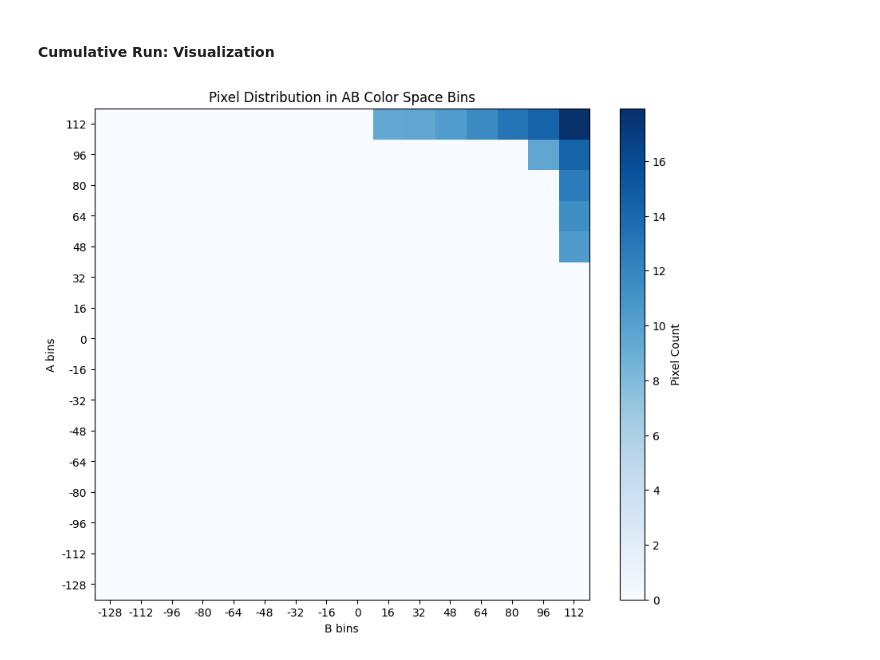
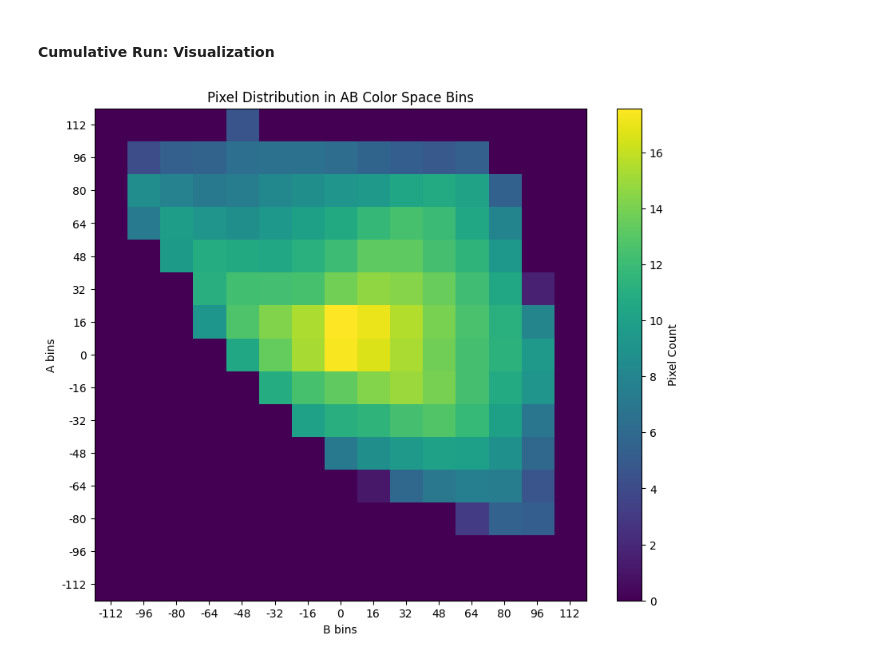
Before and after one commit to kanavgoyal898/chromaVive, a Jupyter notebook: test.ipynb, the cells around one changed output. Cells and saved outputs as stored; diff of their text form; code cells hidden in the pictures.

```diff
--- a/test.ipynb
+++ b/test.ipynb
@@ -211,15 +214,16 @@ def gaussian_encoding(ab_target, ab_reference, k=5, std_dev=5.0):
     """
 
     k_distances_indices, k_distance_values = k_nearest_neighbours(ab_target, ab_reference, k)
-    weights = torch.exp(-0.5 * (k_distance_values / std_dev) ** 2)  # (k, ) gaussian encoding
-    soft_weights = weights / torch.sum(weights)                     # (k, ) normalized weights
+    weights = torch.exp(-0.5 * ((k_distance_values / std_dev) ** 2))    # (k, ) gaussian encoding
+    soft_weights = weights / torch.sum(weights)                         # (k, ) normalized weights
 
     n = ab_reference.shape[0]
-    soft_weights_encoded = torch.zeros(n)                           # (n, ) encoded weights
+    soft_weights_encoded = torch.zeros(n)                               # (n, ) encoded weights
     soft_weights_encoded[k_distances_indices] = soft_weights
+
     return soft_weights_encoded
 # %%
-ab_target = torch.randint(-128, 128, (2,), dtype=torch.float32)
+ab_target = torch.randint(-128, 128, (2, ))
 soft_encoded_weights = gaussian_encoding(ab_target, ab_bins, k)
 soft_encoded_weights
 # %% [output]
@@ -270,7 +274,7 @@ plt.show();
 # %% [markdown]
 #### System Variables
 # %%
-img_size = 16
+img_size = 8
 path = f'./datasets/ImageNet {img_size}X{img_size}/Imagenet#_train'
 extraction_path = f'datasets/extracted/LABEL/imagenet#_data_batch_'
 # %% [markdown]
@@ -331,13 +335,22 @@ for i in range(10):
     print(f'Loading batch {i+1}...')
     data = load_databatch(path.replace('#', str(img_size)), i+1, img_size)
 
+    if not os.path.exists('./datasets/extracted/X_train'):
+        os.makedirs('./datasets/extracted/X_train')
+
+    if not os.path.exists('./datasets/extracted/Y_train'):
+        os.makedirs('./datasets/extracted/Y_train')
+
+    if not os.path.exists('./datasets/extracted/mean'):
+        os.makedirs('./datasets/extracted/mean')
+
     image_count = data['X_train'].shape[0]
     print(f'Loaded batch: {i+1} with {image_count} images')
 
     print('Saving data...')
-    np.save(f'{extraction_path.replace('#', str(img_size)).replace('LABEL', 'X_train')}{i+1}.npy', data['X_train'])     # X_train: (N, C, H, W)
-    np.save(f'{extraction_path.replace('#', str(img_size)).replace('LABEL', 'Y_train')}{i+1}.npy', data['Y_train'])     # Y_train: (N, )
-    np.save(f'{extraction_path.replace('#', str(img_size)).replace('LABEL', 'mean')}{i+1}.npy', data['mean'])           # mean: (C * H * W, )
+    np.save(f"{extraction_path.replace('#', str(img_size)).replace('LABEL', 'X_train')}{i+1}.npy", data['X_train'])     # X_train: (N, C, H, W)
+    np.save(f"{extraction_path.replace('#', str(img_size)).replace('LABEL', 'Y_train')}{i+1}.npy", data['Y_train'])     # Y_train: (N, )
+    np.save(f"{extraction_path.replace('#', str(img_size)).replace('LABEL', 'mean')}{i+1}.npy", data['mean'])           # mean: (C * H * W, )
 
     count += image_count
 
@@ -517,30 +542,30 @@ bin_counts
 # %% [markdown]
 #### **Cumulative Run:** Visualization
 # %%
-a_range = np.arange(-128, 128, grid_size)
-b_range = np.arange(-128, 128, grid_size)
+a_range = np.arange(-128 + grid_size, 128, grid_size)
+b_range = np.arange(-128 + grid_size, 128, grid_size)
 heatmap = np.zeros((len(a_range), len(b_range)))
 
 for (a, b), count in bin_counts.items():
-    a_index = (a + 128) // grid_size
-    b_index = (b + 128) // grid_size
+    a_index = int((a + 128) // grid_size)
+    b_index = int((b + 128) // grid_size)
     heatmap[a_index, b_index] += count
 
 # log transform to make the heatmap more interpretable (ln(1+x))
 log_heatmap = np.log1p(heatmap)
 
 plt.figure(figsize=(10, 8))
-plt.imshow(log_heatmap, cmap='Blues', origin='lower', aspect='auto', interpolation='nearest')
+plt.imshow(log_heatmap, origin='lower', aspect='equal', interpolation='nearest')
 
 cbar = plt.colorbar()
 cbar.set_label('Pixel Count')
 
 plt.title('Pixel Distribution in AB Color Space Bins')
 plt.xlabel('B bins')
 plt.ylabel('A bins')
 plt.xticks(ticks=np.arange(len(b_range)), labels=b_range)
 plt.yticks(ticks=np.arange(len(a_range)), labels=a_range)
 
 plt.show();
 # %% [output]
-[figure, old version]
+[figure, new version]
```
Also changed, not shown: parts of 23 cells of this notebook.
